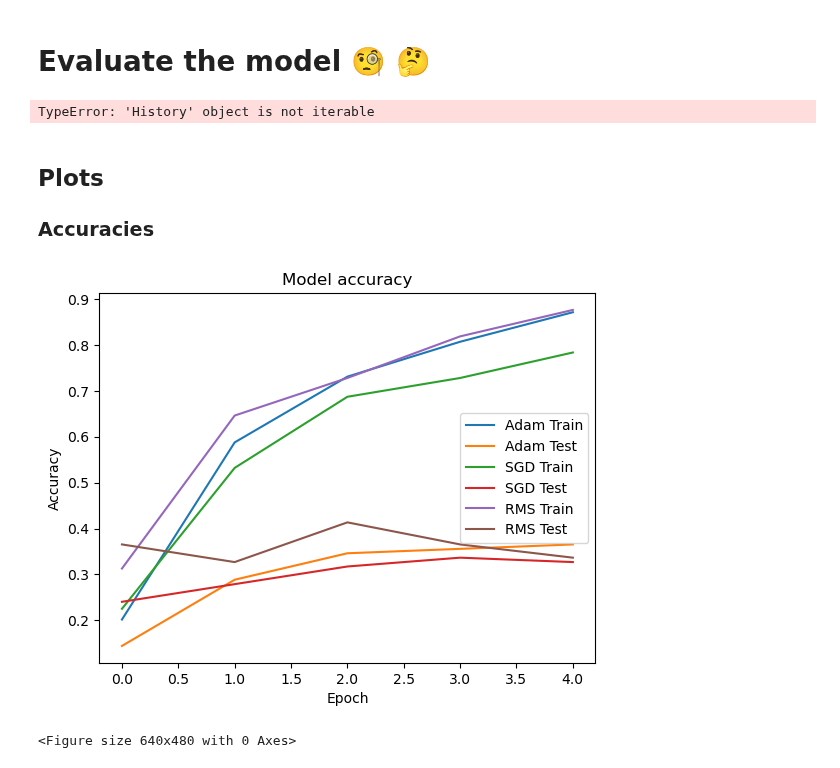
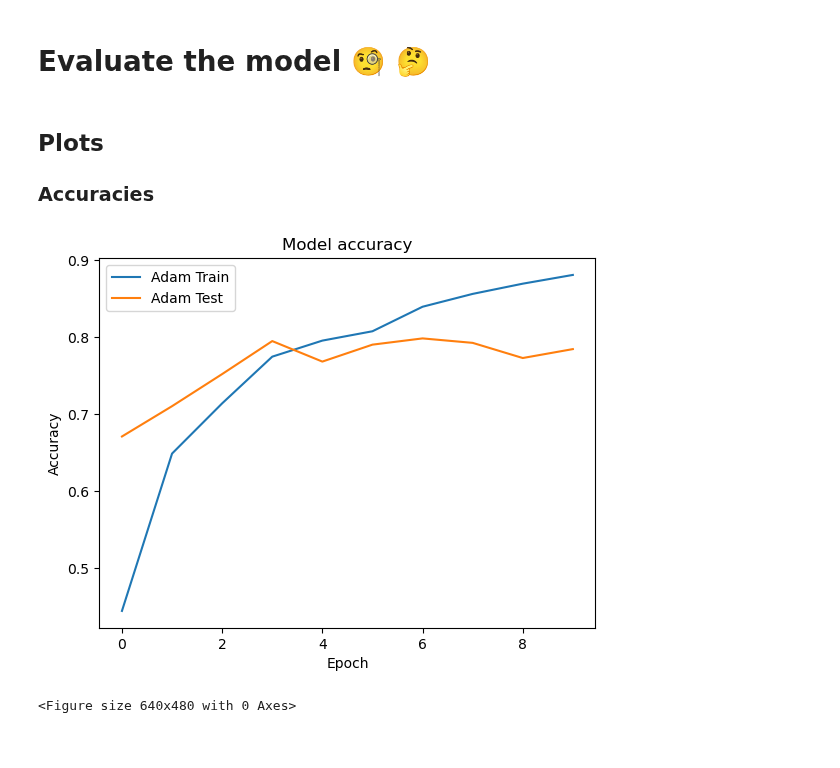
Before and after one commit to DCC-UAB/XNAPproject-grup07, a Jupyter notebook: our_code/prova_codi.ipynb, the cells around one changed output. Cells and saved outputs as stored; diff of their text form; code cells hidden in the pictures.

```diff
--- a/our_code/prova_codi.ipynb
+++ b/our_code/prova_codi.ipynb
@@ -732,7 +753,7 @@ Found 10362 validated image filenames.
 # %% [markdown]
 # TRAINING TIME!  🎉 🎊 🎁
 # %%
-MAX_EPOCHS =  20 * len(train_gens) # should be a multiple of 9 because need evenly train each train_dir
+MAX_EPOCHS =  8 * len(train_gens) # should be a multiple of 9 because need evenly train each train_dir
 DIR_EPOCHS = 1 # fit each train_dir at least this many times before overfitting
 # %%
 MAX_EPOCHS
@@ -1000,9 +1084,10 @@ KeyboardInterrupt:
 # %%
 histories_adam2 = []
-
+MAX_EPOCHS=10
 e=0
 while ( e < MAX_EPOCHS):
     for i in range(0, len(train_gens)):
+        print(e)
         # train_gen.n = number of images for training
         STEP_SIZE_TRAIN = train_gens[i].n//train_gens[i].batch_size
         # train_gen.n = number of images for validation
@@ -1082,11 +1127,9 @@ accuracies_adam = []
 val_accuracies_adam = []
 losses_adam = []
 val_losses_adam = []
-for hist in histories_adam:
+for hist in histories_adam2:
     if hist:
         accuracies_adam += hist.history['accuracy']
         val_accuracies_adam += hist.history['val_accuracy']
         losses_adam += hist.history['loss']
         val_losses_adam += hist.history['val_loss']
-# %% [output]
-TypeError: 'History' object is not iterable
@@ -1118,21 +1139,16 @@ for hist in histories_RMS:
 # %%
 # Plot training & validation accuracy values
 plt.plot(accuracies_adam, label = "Adam Train")
 plt.plot(val_accuracies_adam, label = "Adam Test")
 
-plt.plot(accuracies_sgd, label = "SGD Train")
-plt.plot(val_accuracies_sgd, label = "SGD Test")
-
-plt.plot(accuracies_RMS, label = "RMS Train")
-plt.plot(val_accuracies_RMS, label = "RMS Test")
 
 plt.title('Model accuracy')
 plt.ylabel('Accuracy')
 plt.xlabel('Epoch')
 plt.legend()
 plt.show()
 # %% [output]
-[figure, old version]
+[figure, new version]
 # %%
 # plt.savefig(r'/Users/jesus/Desktop/Projecte/XNAPproject-grup07/ouput/model_acc_631_images.png')
 plt.savefig('/home/xnmaster/Project/XNAPproject-grup07/ouput/model_accuracy_3opt_10400im_10art.png')
```
Also changed, not shown: parts of 14 cells of this notebook.
